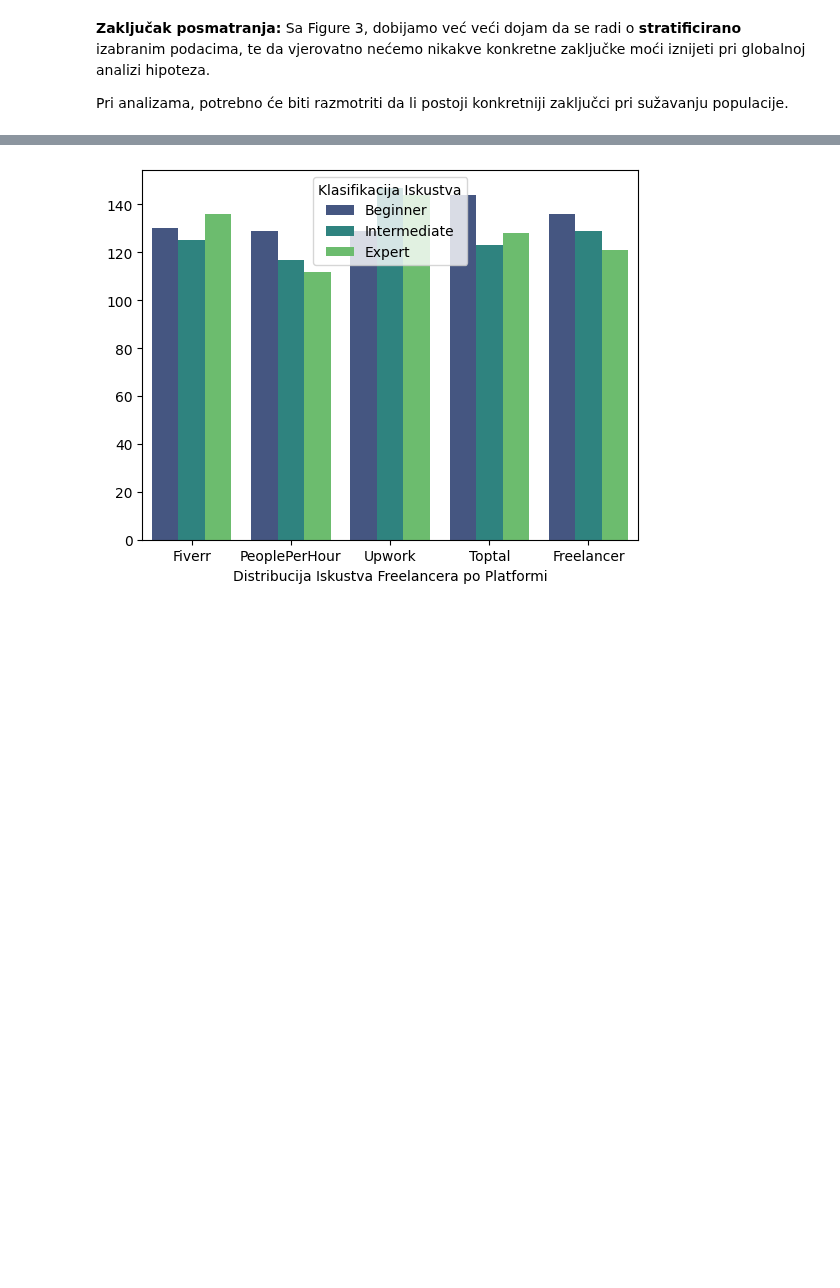
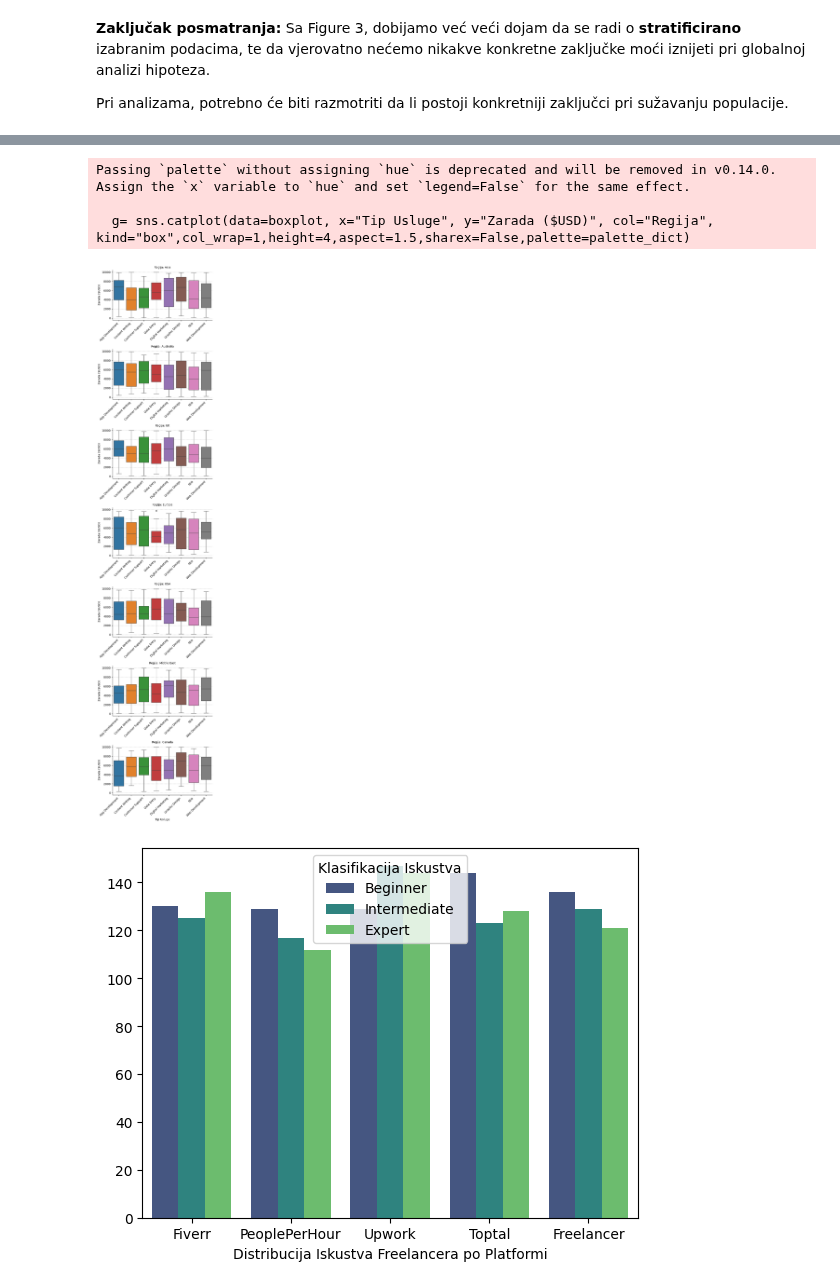
Before and after one commit to Ljut/PSAI-DSAI-datasets, a Jupyter notebook: VIS25_TIM1.ipynb, the cells around one changed output, grey strips where cells are left out. Saved outputs shown, nothing was run; the diff lists cells and outputs as text; code cells hidden in the pictures; blank space fills up the shorter version.

```diff
--- a/VIS25_TIM1.ipynb
+++ b/VIS25_TIM1.ipynb
@@ -243,3 +282,22 @@ sns.histplot(data=df,x='Earnings_USD',kde=True)
+# %%
+order = sorted(boxplot["Tip Usluge"].unique())
+boxplot["Tip Usluge"] = pd.Categorical(boxplot["Tip Usluge"], categories=order, ordered=True)
+palette = sns.color_palette("tab10", n_colors=len(order))
+palette_dict = dict(zip(order, palette))
+
+g= sns.catplot(data=boxplot, x="Tip Usluge", y="Zarada ($USD)", col="Regija", kind="box",col_wrap=1,height=4,aspect=1.5,sharex=False,palette=palette_dict)
+g.set_xticklabels(rotation=45,ha="right")
+g.set_titles("Regija: {col_name}")
+
+for ax in g.axes.flat:
+    ax.grid(True, axis='y', linestyle='--', alpha=0.7)
+plt.tight_layout()
+plt.show()
+# %% [output]
+Passing `palette` without assigning `hue` is deprecated and will be removed in v0.14.0. Assign the `x` variable to `hue` and set `legend=False` for the same effect.
+
+  g= sns.catplot(data=boxplot, x="Tip Usluge", y="Zarada ($USD)", col="Regija", kind="box",col_wrap=1,height=4,aspect=1.5,sharex=False,palette=palette_dict)
+[figure, added]
 # %%
 sns.countplot(
     data=df,
```
Also changed, not shown: parts of 29 cells of this notebook.
